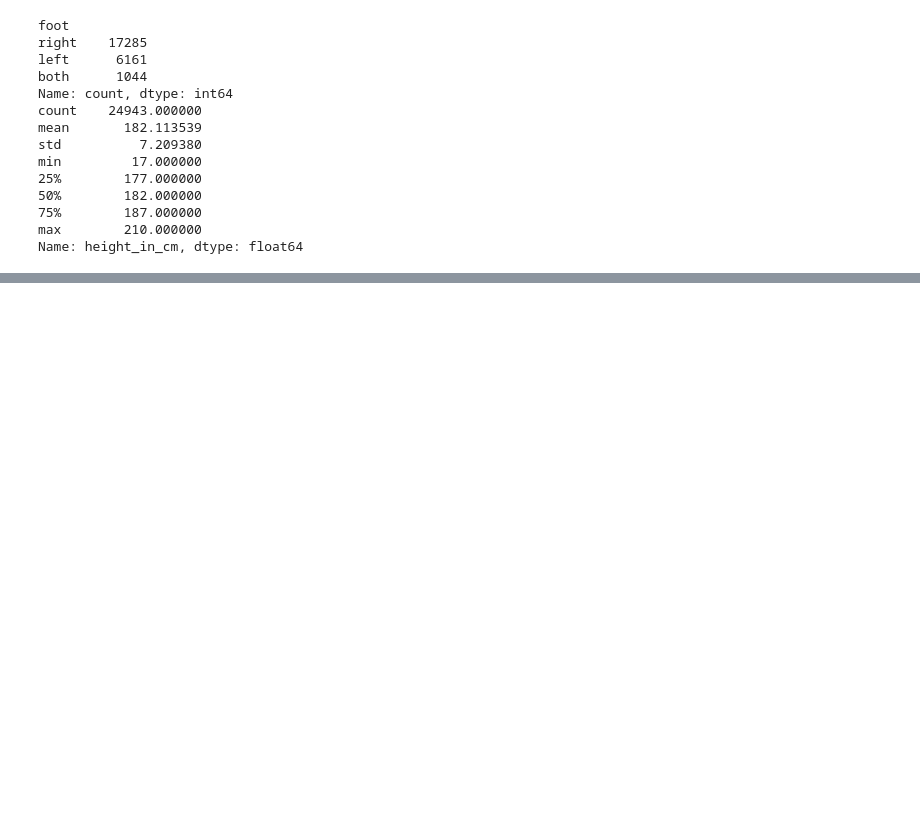
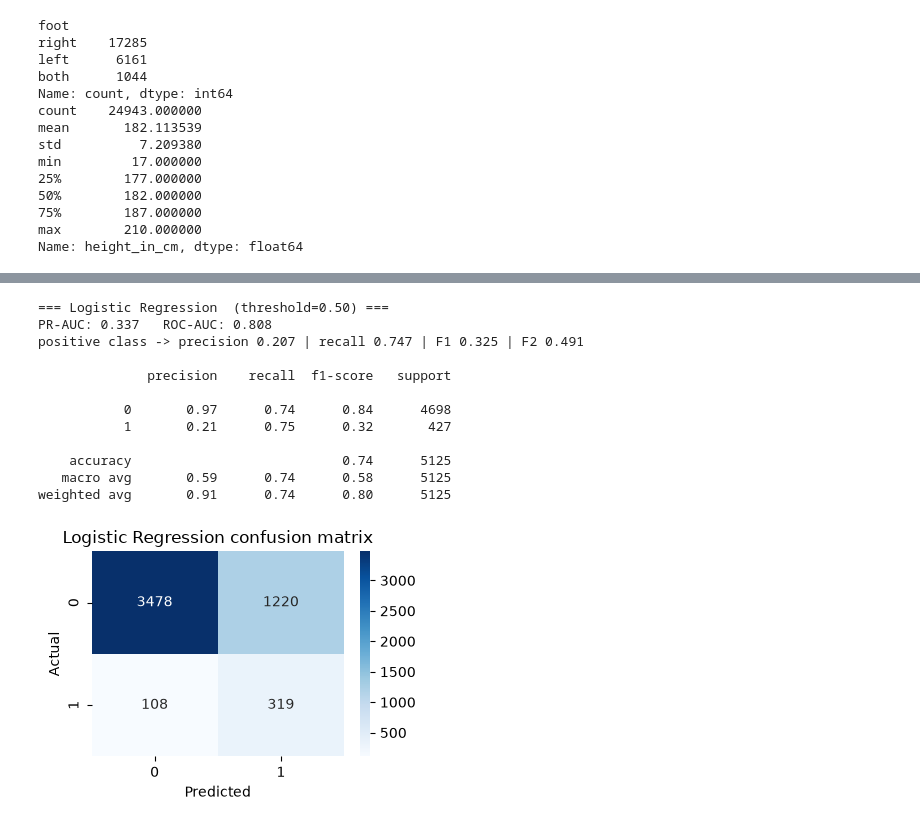
Before and after one commit to irtaza-shahzad/WonderKidClassifier, a Jupyter notebook: Wonderkid_Classifier.ipynb, the cells around one changed output, grey strips where cells are left out. Cells and saved outputs as stored; diff of their text form; code cells hidden in the pictures; blank space fills up the shorter version.

```diff
--- a/Wonderkid_Classifier.ipynb
+++ b/Wonderkid_Classifier.ipynb
@@ -309,9 +308,13 @@ Appearance records with an anchor date: 1483632
 # %%
 appearances_anchored['days_from_anchor'] = (appearances_anchored['date'] - appearances_anchored['anchor_date']).dt.days
 
+# LEAKAGE FIX: only keep appearances on or BEFORE the first-valuation (anchor) date.
+# The label is measured over ages 21-25, so any game played AFTER the anchor would leak the
+# outcome we are trying to predict. This window captures up to ~3 years of senior form leading
+# UP to the valuation, i.e. genuinely "what we know about the player at age 18-20".
 early_career = appearances_anchored[
-    (appearances_anchored['days_from_anchor'] >= -180) &  # allow a bit before valuation too
-    (appearances_anchored['days_from_anchor'] <= 730)     # up to 2 years after
+    (appearances_anchored['days_from_anchor'] >= -1095) &  # up to 3 years before the valuation
+    (appearances_anchored['days_from_anchor'] <= 0)        # nothing after the valuation date
 ].copy()
 
 print(f"Early career appearance records: {len(early_career)}")
@@ -513,14 +554,29 @@ Test wonderkid %: 15.1%
 from sklearn.compose import ColumnTransformer
 from sklearn.preprocessing import OneHotEncoder, StandardScaler
 from sklearn.pipeline import Pipeline
+from sklearn.impute import SimpleImputer
 
-categorical_cols = ['position', 'foot']
-numerical_cols = ['height_in_cm', 'total_games', 'goals_per_game','assists_per_game', 'minutes_per_game', 'cards_per_game']
+categorical_cols = ['position', 'foot', 'league_group']
+numerical_cols = ['height_in_cm', 'age_at_valuation', 'log_starting_value',
+                  'total_games', 'goals_per_game', 'assists_per_game',
+                  'minutes_per_game', 'cards_per_game', 'has_senior_appearances']
+
+# Each branch now imputes INSIDE the pipeline, so imputation is fit on training folds only.
+categorical_transformer = Pipeline([
+    ('imputer', SimpleImputer(strategy='most_frequent')),
+    # sparse_output=False keeps the matrix dense: it is tiny (~12 columns) and some models
+    # (e.g. HistGradientBoosting) require dense input.
+    ('onehot', OneHotEncoder(handle_unknown='ignore', sparse_output=False))
+])
+numerical_transformer = Pipeline([
+    ('imputer', SimpleImputer(strategy='median')),
+    ('scaler', StandardScaler())
+])
 
 preprocessor = ColumnTransformer(
     transformers=[
-        ('cat', OneHotEncoder(handle_unknown='ignore'), categorical_cols),
-        ('num', StandardScaler(), numerical_cols)
+        ('cat', categorical_transformer, categorical_cols),
+        ('num', numerical_transformer, numerical_cols)
     ]
 )
 
@@ -666,0 +787,25 @@ weighted avg       0.81      0.78      0.80      5125
+# %%
+# Logistic Regression - a strong, interpretable linear baseline.
+# class_weight='balanced' makes it pay proportionally more attention to the rare wonderkid class.
+from sklearn.linear_model import LogisticRegression
+
+logreg_pipeline = Pipeline([
+    ('preprocessor', preprocessor),
+    ('classifier', LogisticRegression(max_iter=2000, class_weight='balanced', random_state=42))
+])
+logreg_pipeline.fit(X_train, y_train)
+_ = evaluate_model('Logistic Regression', logreg_pipeline)
+# %% [output]
+=== Logistic Regression  (threshold=0.50) ===
+PR-AUC: 0.337   ROC-AUC: 0.808
+positive class -> precision 0.207 | recall 0.747 | F1 0.325 | F2 0.491
+
+              precision    recall  f1-score   support
+
+           0       0.97      0.74      0.84      4698
+           1       0.21      0.75      0.32       427
+
+    accuracy                           0.74      5125
+   macro avg       0.59      0.74      0.58      5125
+weighted avg       0.91      0.74      0.80      5125
+[figure, added]
```
Also changed, not shown: parts of 43 cells of this notebook, 7 other files.
